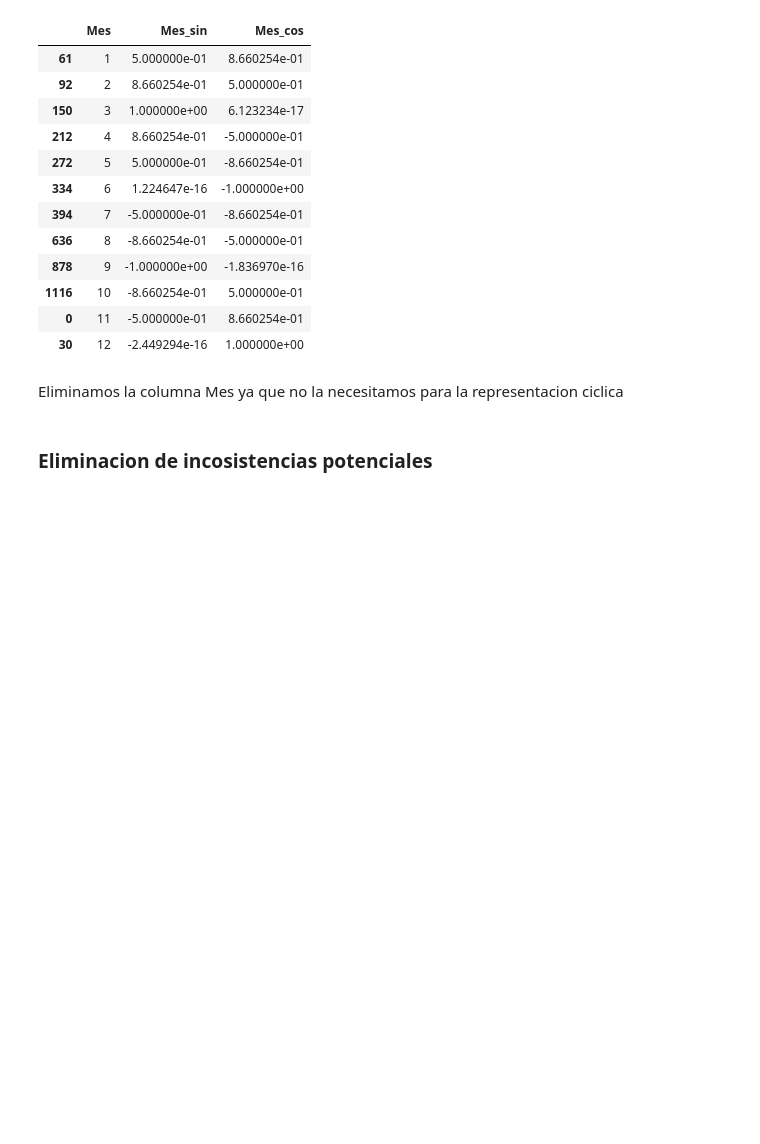
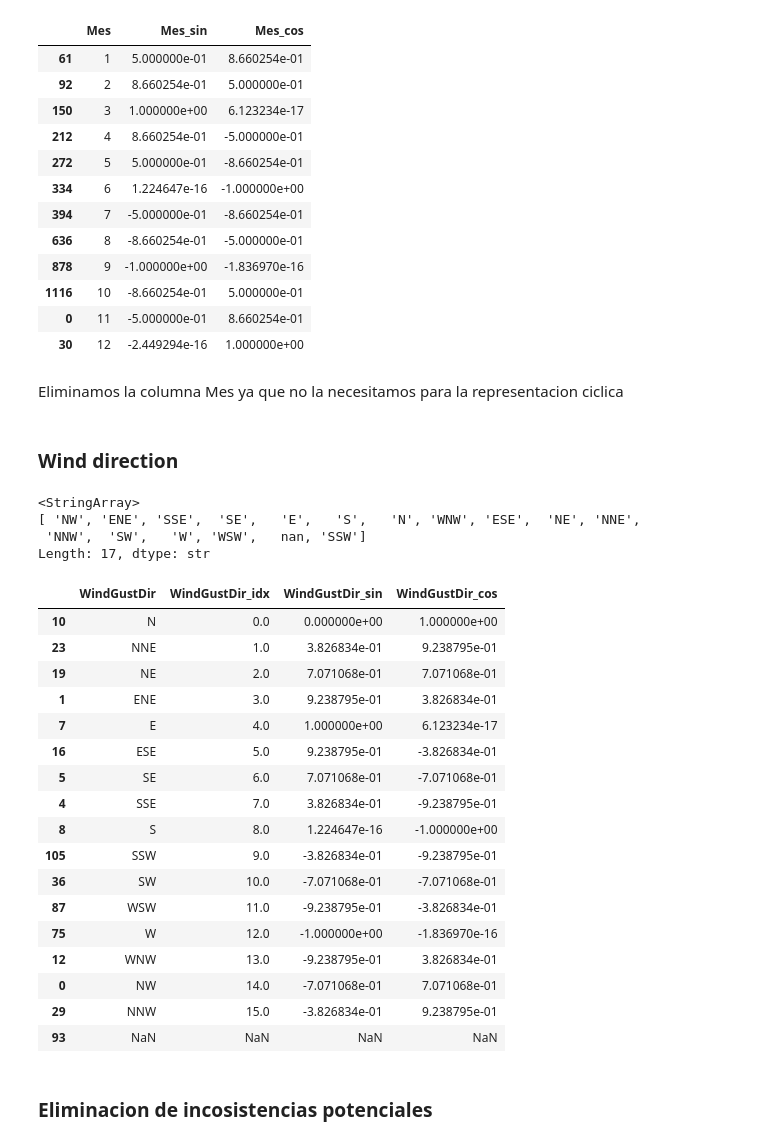
Before and after one commit to AlvaTF/TP-AA1-Ruiz-Toledo-Mendoza, a Jupyter notebook: TP_2/TP_clasificacion_AA1.ipynb, the cells around one changed output. Saved outputs shown, nothing was run; the diff lists cells and outputs as text; code cells hidden in the pictures; blank space fills up the shorter version.

```diff
--- a/TP_2/TP_clasificacion_AA1.ipynb
+++ b/TP_2/TP_clasificacion_AA1.ipynb
@@ -504,6 +504,56 @@ display(meses)
 Eliminamos la columna Mes ya que no la necesitamos para la representacion ciclica
 # %%
 df.drop(columns="Mes", inplace=True)
+# %% [markdown]
+### Wind direction
+# %%
+df['WindGustDir'].unique()
+# %% [output]
+<StringArray>
+[ 'NW', 'ENE', 'SSE',  'SE',   'E',   'S',   'N', 'WNW', 'ESE',  'NE', 'NNE',
+ 'NNW',  'SW',   'W', 'WSW',   nan, 'SSW']
+Length: 17, dtype: str
+# %%
+compass_mapping = {
+    'N': 0,   'NNE': 1,  'NE': 2,   'ENE': 3,
+    'E': 4,   'ESE': 5,  'SE': 6,   'SSE': 7,
+    'S': 8,   'SSW': 9,  'SW': 10,  'WSW': 11,
+    'W': 12,  'WNW': 13, 'NW': 14,  'NNW': 15
+}
+
+df["WindGustDir_idx"] = df["WindGustDir"].map(compass_mapping)
+
+
+df["WindGustDir_sin"] = np.sin(2 * np.pi * df["WindGustDir_idx"] / 16)
+df["WindGustDir_cos"] = np.cos(2 * np.pi * df["WindGustDir_idx"] / 16)
+
+
+direcciones_unicas = (
+    df[["WindGustDir", "WindGustDir_idx", "WindGustDir_sin", "WindGustDir_cos"]]
+    .drop_duplicates()
+    .sort_values("WindGustDir_idx")
+)
+
+display(direcciones_unicas)
+# %% [output]
+|  | WindGustDir | WindGustDir_idx | WindGustDir_sin | WindGustDir_cos |
+| 10 | N | 0.0 | 0.000000e+00 | 1.000000e+00 |
+| 23 | NNE | 1.0 | 3.826834e-01 | 9.238795e-01 |
+| 19 | NE | 2.0 | 7.071068e-01 | 7.071068e-01 |
+| 1 | ENE | 3.0 | 9.238795e-01 | 3.826834e-01 |
+| 7 | E | 4.0 | 1.000000e+00 | 6.123234e-17 |
+| 16 | ESE | 5.0 | 9.238795e-01 | -3.826834e-01 |
+| 5 | SE | 6.0 | 7.071068e-01 | -7.071068e-01 |
+| 4 | SSE | 7.0 | 3.826834e-01 | -9.238795e-01 |
+| 8 | S | 8.0 | 1.224647e-16 | -1.000000e+00 |
+| 105 | SSW | 9.0 | -3.826834e-01 | -9.238795e-01 |
+| 36 | SW | 10.0 | -7.071068e-01 | -7.071068e-01 |
+| 87 | WSW | 11.0 | -9.238795e-01 | -3.826834e-01 |
+| 75 | W | 12.0 | -1.000000e+00 | -1.836970e-16 |
+| 12 | WNW | 13.0 | -9.238795e-01 | 3.826834e-01 |
+| 0 | NW | 14.0 | -7.071068e-01 | 7.071068e-01 |
+| 29 | NNW | 15.0 | -3.826834e-01 | 9.238795e-01 |
+| 93 | NaN | NaN | NaN | NaN |
 # %% [markdown]
 ### Eliminacion de incosistencias potenciales
 # %% [markdown]
```
Also changed, not shown: parts of 6 cells of this notebook.
